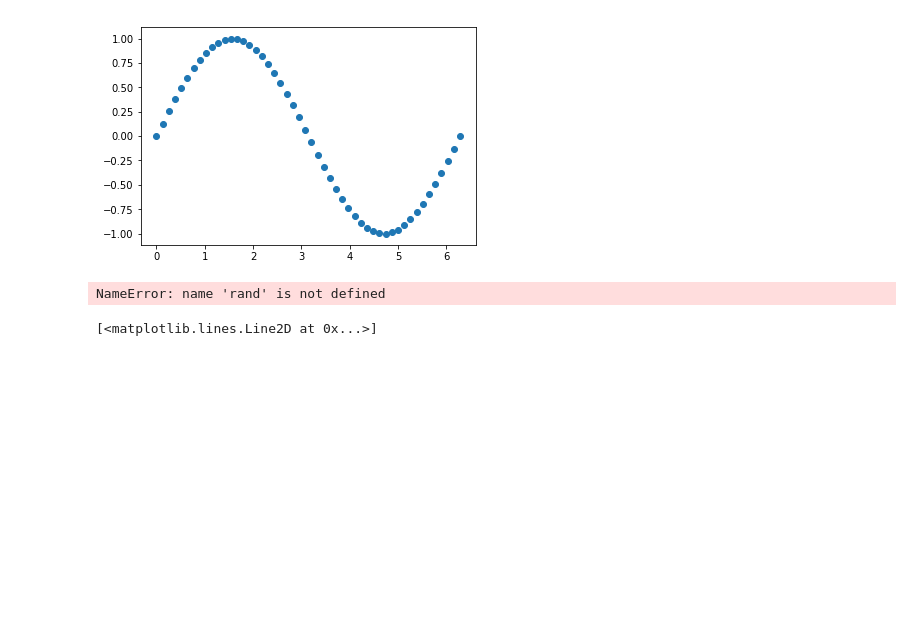
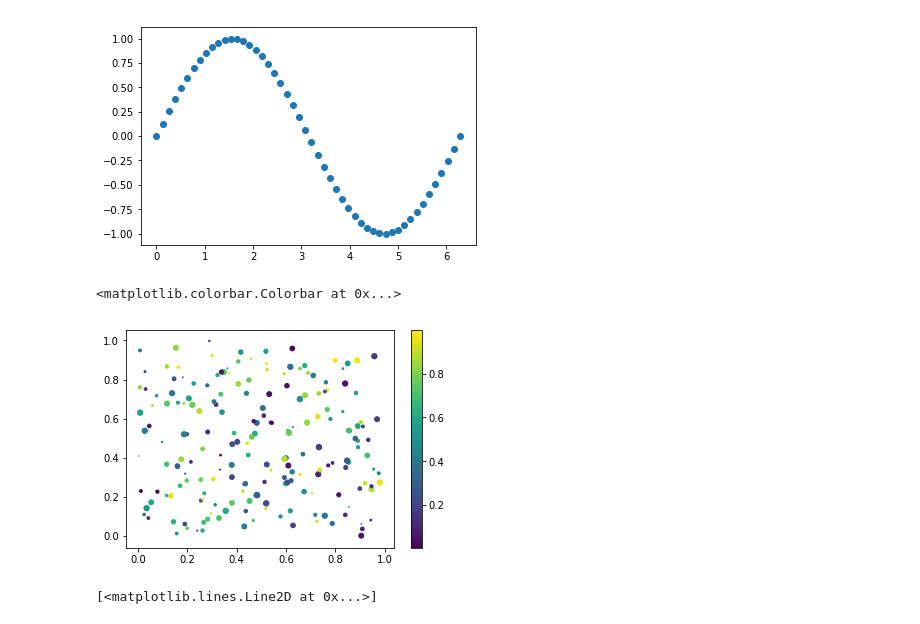
Before and after one commit to rmaries/ipynb, a Jupyter notebook: Numpy_learning.ipynb, the cells around one changed output. Saved outputs shown, nothing was run; the diff lists cells and outputs as text; code cells hidden in the pictures; blank space fills up the shorter version.

```diff
--- a/Numpy_learning.ipynb
+++ b/Numpy_learning.ipynb
@@ -72,14 +71,15 @@ pylab.scatter(x, y)
 [figure]
 # %%
 #marker size/color set with data
-x = rand(200)
-y = rand(200)
-size = rand(200)*30
-color = rand(200)
+x = np.random.rand(200)
+y = np.random.rand(200)
+size = np.random.rand(200)*30
+color = np.random.rand(200)
 pylab.scatter(x, y, size, color)
 pylab.colorbar()
 # %% [output]
-NameError: name 'rand' is not defined
+<matplotlib.colorbar.Colorbar at 0x...>
+[figure, added]
 # %%
 pylab.plot(a)
 pylab.plot(b)
```
Also changed, not shown: parts of 4 cells of this notebook, 2 other files.
